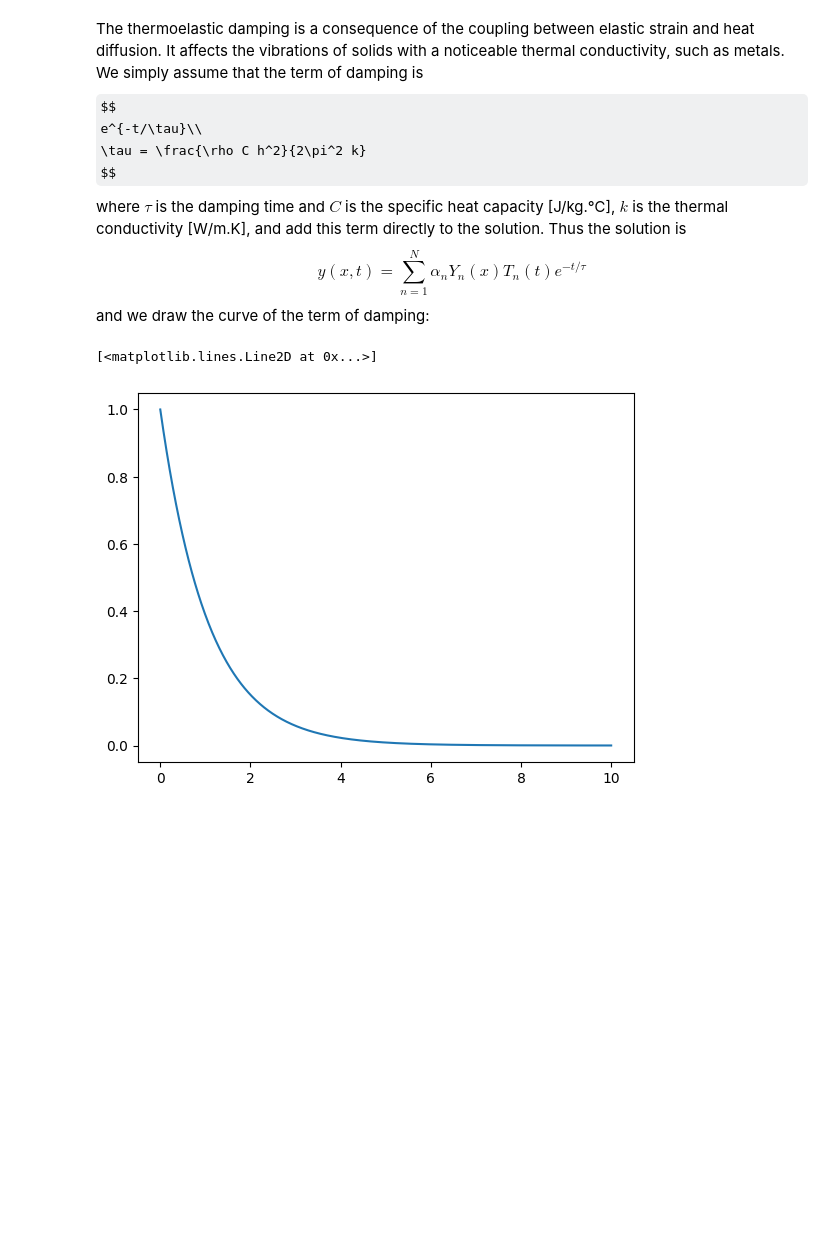
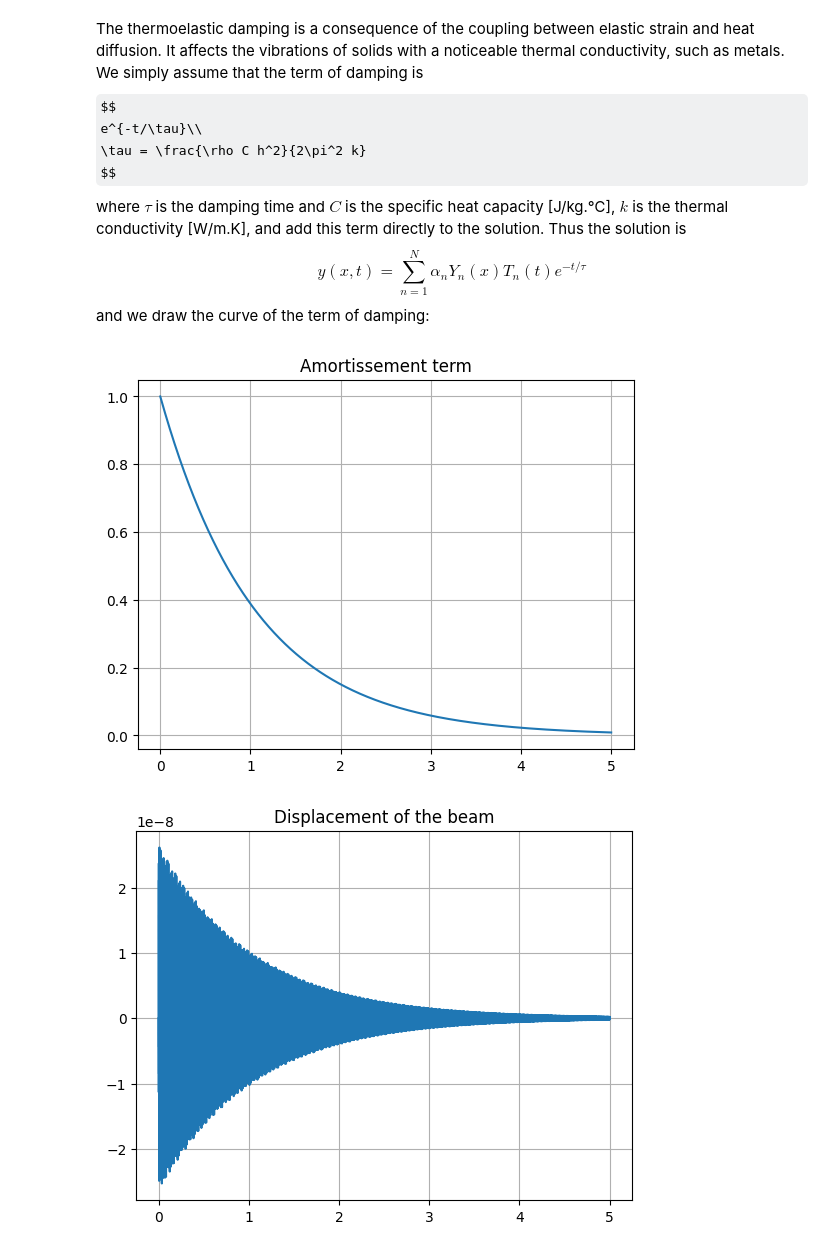
Before and after one commit to kjle/ATIAM-Promo-2025, a Jupyter notebook: AM/Percussion/glockenspiel.ipynb, the cells around one changed output. Cells and saved outputs as stored; diff of their text form; code cells hidden in the pictures; some formulas as TeX source; blank space fills up the shorter version.

```diff
--- a/AM/Percussion/glockenspiel.ipynb
+++ b/AM/Percussion/glockenspiel.ipynb
@@ -273,3 +287,6 @@ def getDisplacement(alpha, kappa, c, L, x, t):
+# %%
+alpha_n = getAlpha(N, kappa, c, L, x0, v0, Fs)
+psi_n = np.array([getDisplacement(alpha_n, kappa, c, L, xc, t) for t in time_scale])
 # %% [markdown]
 ### add term of damping
 # %% [markdown]
@@ -283,16 +300,35 @@ $$
     y(x,t) = \sum_{n=1}^{N} \alpha_n Y_n(x) T_n(t) e^{-t/\tau}
 $$
 and we draw the curve of the term of damping:
-# %%
-C = 460
-k = 11
-
-Fs = 1000
-t = np.linspace(0, 10, int(Fs))
-
-tau = rho * C * h**2 / (2 *  np.pi**2 * k)
-fig, ax = plt.subplots()
-plt.plot(t, np.exp(-t/tau))
-# %% [output]
-[<matplotlib.lines.Line2D at 0x...>]
-[figure, removed]
+# %%
+def getTermAmorti(rho, C, k, t):
+# @param rho: density of the material
+# @param C: specific heat capacity
+# @param k: thermal conductivity
+# @param t: time
+# @return: term of amorti with respect to time t
+    tau = rho * C * h**2 / (2 *  np.pi**2 * k)
+    return np.exp(-t / tau)
+# %%
+amorti = np.array([getTermAmorti(rho, C, k, t) for t in time_scale])
+
+# plot the amortissement term
+fig, ax = plt.subplots()
+ax.plot(time_scale, amorti)
+ax.set_title("Amortissement term")
+ax.grid()
+plt.show()
+
+y = psi_n * amorti
+
+# plot the displacement of the beam
+fig, ax = plt.subplots()
+ax.plot(time_scale, y)
+ax.set_title("Displacement of the beam")
+ax.grid()
+plt.show()
+
+Audio(y, rate=Fs)
+# %% [output]
+[figure, added]
+[figure, added]
```
Also changed, not shown: parts of 6 cells of this notebook.
